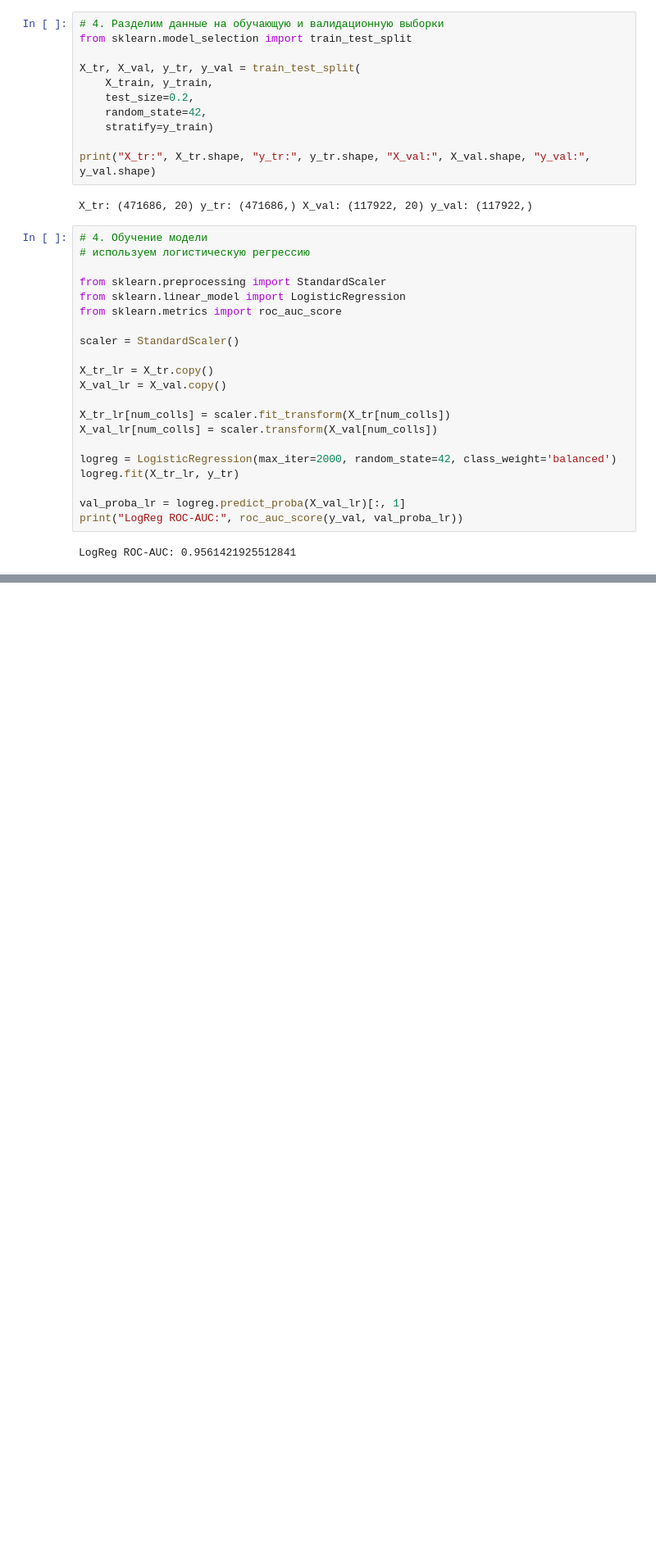
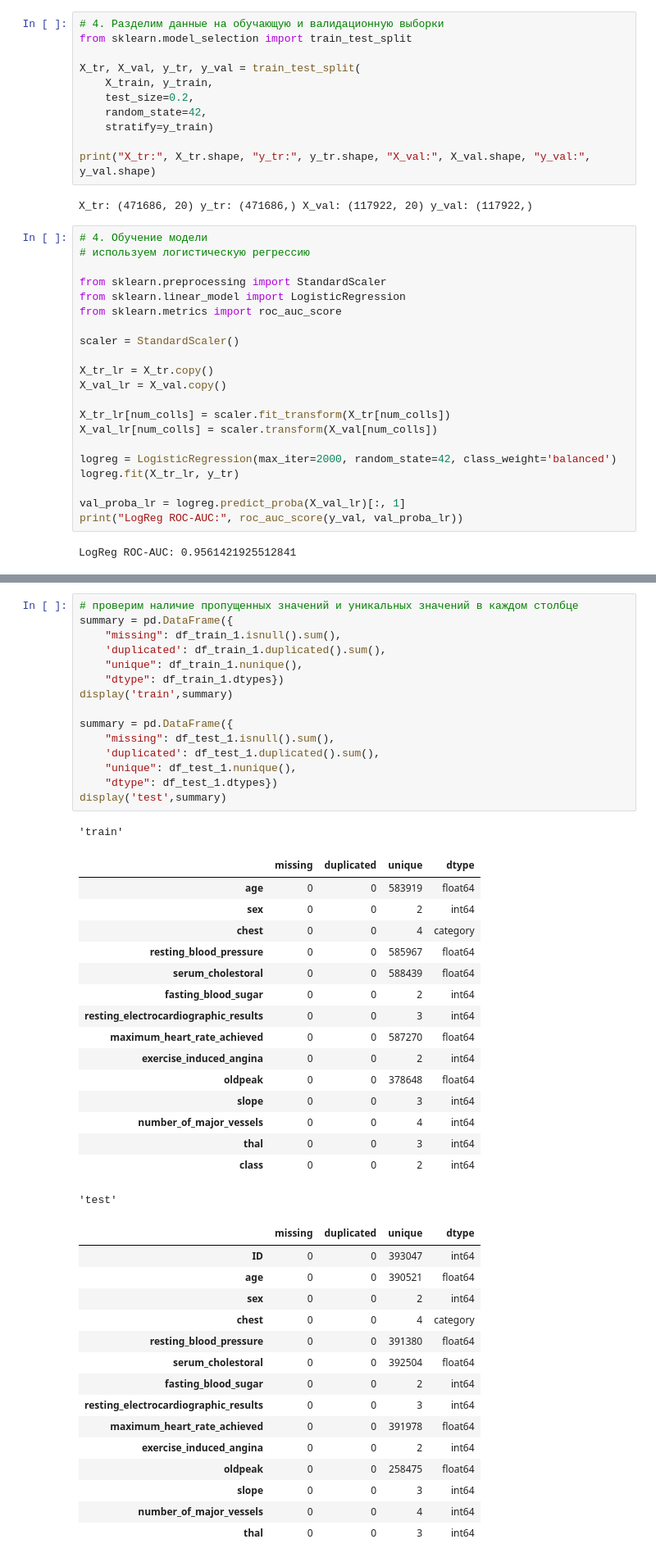
Before and after one commit to KonstGen921/sf_data_science, a Jupyter notebook: tasks/test_DL_PJ.ipynb, the cells around one changed output, grey strips where cells are left out. Shown at 82% size. Saved outputs shown, nothing was run; the diff lists cells and outputs as text; blank space fills up the shorter version.

```diff
--- a/tasks/test_DL_PJ.ipynb
+++ b/tasks/test_DL_PJ.ipynb
@@ -465,0 +457,48 @@ AttributeError: type object 'RandomForestClassifier' has no attribute 'export_gr
+# %%
+# проверим наличие пропущенных значений и уникальных значений в каждом столбце
+summary = pd.DataFrame({
+    "missing": df_train_1.isnull().sum(),
+    'duplicated': df_train_1.duplicated().sum(),
+    "unique": df_train_1.nunique(),
+    "dtype": df_train_1.dtypes})
+display('train',summary)
+
+summary = pd.DataFrame({
+    "missing": df_test_1.isnull().sum(),
+    'duplicated': df_test_1.duplicated().sum(),
+    "unique": df_test_1.nunique(),
+    "dtype": df_test_1.dtypes})
+display('test',summary)
+# %% [output]
+'train'
+|  | missing | duplicated | unique | dtype |
+| age | 0 | 0 | 583919 | float64 |
+| sex | 0 | 0 | 2 | int64 |
+| chest | 0 | 0 | 4 | category |
+| resting_blood_pressure | 0 | 0 | 585967 | float64 |
+| serum_cholestoral | 0 | 0 | 588439 | float64 |
+| fasting_blood_sugar | 0 | 0 | 2 | int64 |
+| resting_electrocardiographic_results | 0 | 0 | 3 | int64 |
+| maximum_heart_rate_achieved | 0 | 0 | 587270 | float64 |
+| exercise_induced_angina | 0 | 0 | 2 | int64 |
+| oldpeak | 0 | 0 | 378648 | float64 |
+| slope | 0 | 0 | 3 | int64 |
+| number_of_major_vessels | 0 | 0 | 4 | int64 |
+| thal | 0 | 0 | 3 | int64 |
+| class | 0 | 0 | 2 | int64 |
+'test'
+|  | missing | duplicated | unique | dtype |
+| ID | 0 | 0 | 393047 | int64 |
+| age | 0 | 0 | 390521 | float64 |
+| sex | 0 | 0 | 2 | int64 |
+| chest | 0 | 0 | 4 | category |
+| resting_blood_pressure | 0 | 0 | 391380 | float64 |
+| serum_cholestoral | 0 | 0 | 392504 | float64 |
+| fasting_blood_sugar | 0 | 0 | 2 | int64 |
+| resting_electrocardiographic_results | 0 | 0 | 3 | int64 |
+| maximum_heart_rate_achieved | 0 | 0 | 391978 | float64 |
+| exercise_induced_angina | 0 | 0 | 2 | int64 |
+| oldpeak | 0 | 0 | 258475 | float64 |
+| slope | 0 | 0 | 3 | int64 |
+| number_of_major_vessels | 0 | 0 | 4 | int64 |
+| thal | 0 | 0 | 3 | int64 |
```
Also changed, not shown: parts of 7 cells of this notebook, 3 other files.
